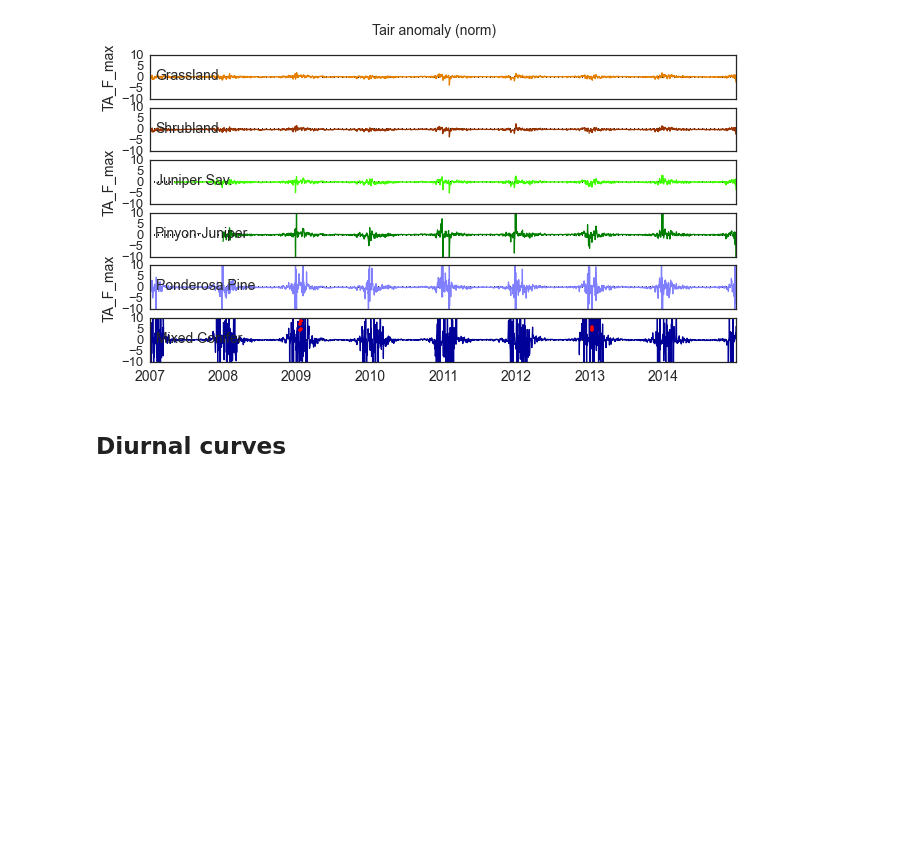
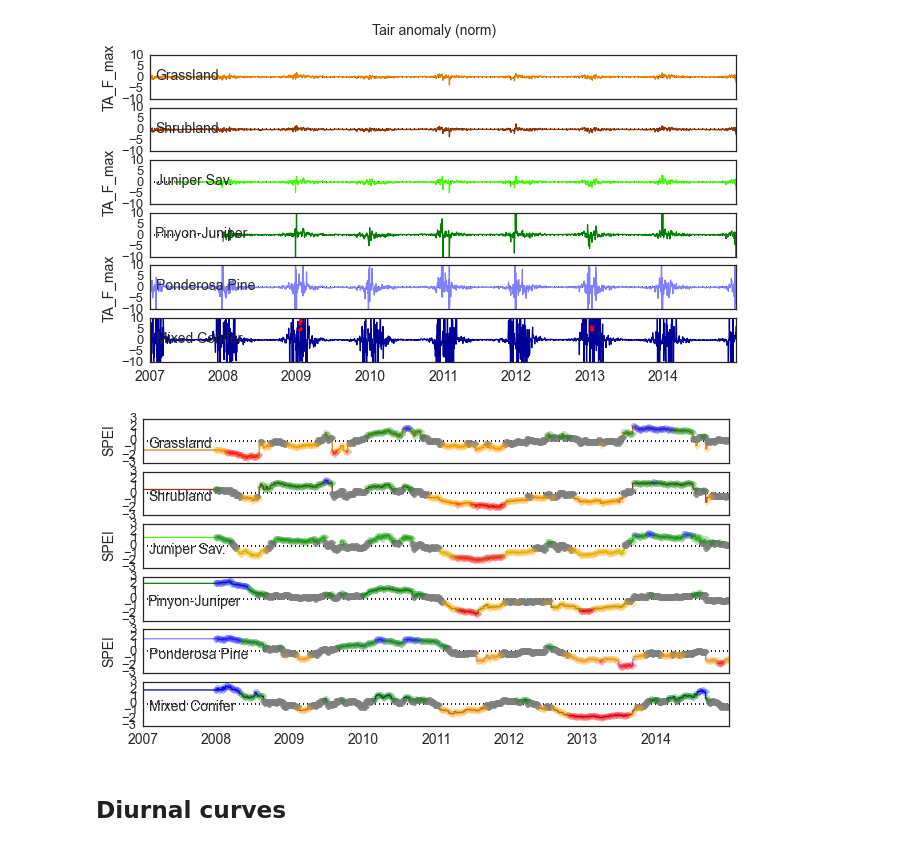
Before and after one commit to gremau/NMEG_miscellany, a Jupyter notebook: jupyter/anomaly_and_C_uptake_detection.ipynb, the cells around one changed output. Cells and saved outputs as stored; diff of their text form; code cells hidden in the pictures; blank space fills up the shorter version.

Commit message:
Categorize SPEI and output files

```diff
--- a/jupyter/anomaly_and_C_uptake_detection.ipynb
+++ b/jupyter/anomaly_and_C_uptake_detection.ipynb
@@ -70,22 +70,6 @@ for site in sites:
 
 # Beware here that the bowen ration looks a little crazy, especially at night.
 # Perhaps we need to do a better job of removing/correcting H and LE fluxes
-# %%
-#Annual file for marcy
-yearly = { x :
-         tr.resample_30min_aflx( hourly[x], freq='A',
-                                c_fluxes=[ 'GPP', 'RECO', 'FC_F' ],
-                                le_flux=[ 'LE_F' ],
-                                avg_cols=[ 'TA_F', 'RH_F', 'SW_IN_F', 'RNET', 'VPD_F', 'evap_frac' ],
-                                sum_cols=[ 'P_F', 'hrs_C_uptake' ] , tair_col='TA_F' )
-         for x in hourly.keys() }
-yearly_sums = pd.DataFrame()
-for i in yearly.keys():
-    new = yearly[i]
-    new['site'] = i
-    yearly_sums = yearly_sums.append(new)
-
-yearly_sums.to_csv('processed_data/yearly_sums.csv', na_rep=-9999, date_format='%Y')
 # %%
 # Resample all hourly dataframes in Hourly to daily and add to daily dict
 daily = { x :
@@ -363,3 +344,43 @@ for i, anom in enumerate([vpd_anom, vpd_anom_n, TA_anom, TA_anom_n]):
+# %%
+# Find SPEI drought/wet periods of varying severities
+
+spei_avg = {x: pd.Series(condition_duration_match( np.logical_and(spei_d[x] > -0.5, spei_d[x] < 0.5), 5),
+                         index=spei_d[x].index ) for x in spei_d.columns};
+spei_dry = {x: pd.Series(condition_duration_match( np.logical_and(spei_d[x] <= -0.5, spei_d[x] > -1.5), 5),
+                         index=spei_d[x].index ) for x in spei_d.columns};
+spei_vdry = {x: pd.Series(condition_duration_match(spei_d[x] <= -1.5, 5),
+                         index=spei_d[x].index ) for x in spei_d.columns};
+spei_wet = {x: pd.Series(condition_duration_match( np.logical_and(spei_d[x] >= 0.5, spei_d[x] < 1.5), 5),
+                         index=spei_d[x].index ) for x in spei_d.columns};
+spei_vwet = {x: pd.Series(condition_duration_match( spei_d[x] > 1.5, 5),
+                         index=spei_d[x].index ) for x in spei_d.columns};
+
+fig = plt.figure(figsize=( 10.5, 5.5 ), dpi=150, facecolor='w', edgecolor='k')
+ax = nmegplt.plot_tseries( spei_d, 'SPEI', -1, fig, 'SPEI', ylims=[-3, 3])
+for j, site in enumerate(nmegplt.sites):
+    series = spei_d[site][spei_avg[site]]
+    ax[j].plot( series.index, series.values, linestyle='None', marker='o', color='gray', alpha=.25 )
+    series = spei[site][spei_wet[site]]
+    ax[j].plot( series.index, series.values, linestyle='None', marker='o', color='green', alpha=.25 )
+    series = spei[site][spei_vwet[site]]
+    ax[j].plot( series.index, series.values, linestyle='None', marker='o', color='blue', alpha=.25 )
+    series = spei[site][spei_dry[site]]
+    ax[j].plot( series.index, series.values, linestyle='None', marker='o', color='orange', alpha=.25 )
+    series = spei[site][spei_vdry[site]]
+    ax[j].plot( series.index, series.values, linestyle='None', marker='o', color='red', alpha=.25 )
+    #if i==0:
+    #    fig.savefig('figures/labmeeting/VPD_anomaly.svg', dpi=150)
+    #plt.suptitle(ylabs[i], size=14)
+#pd.DataFrame(vpd_anom_cond).to_csv('processed_data/VPD_anom_dates.csv')
+#pd.DataFrame(vpd_anom_n_cond).to_csv('processed_data/VPD_anom_norm_dates.csv')
+
+pd.DataFrame(spei_avg).to_csv('../processed_data/spei/spei_avg.csv')
+pd.DataFrame(spei_wet).to_csv('../processed_data/spei/spei_wet.csv')
+pd.DataFrame(spei_vwet).to_csv('../processed_data/spei/spei_vwet.csv')
+pd.DataFrame(spei_dry).to_csv('../processed_data/spei/spei_dry.csv')
+pd.DataFrame(spei_vdry).to_csv('../processed_data/spei/spei_vdry.csv')
+# %% [output]
+[figure, added]
 # %% [markdown]
 ## Diurnal curves
 # %%
```
Also changed, not shown: parts of 6 cells of this notebook.
